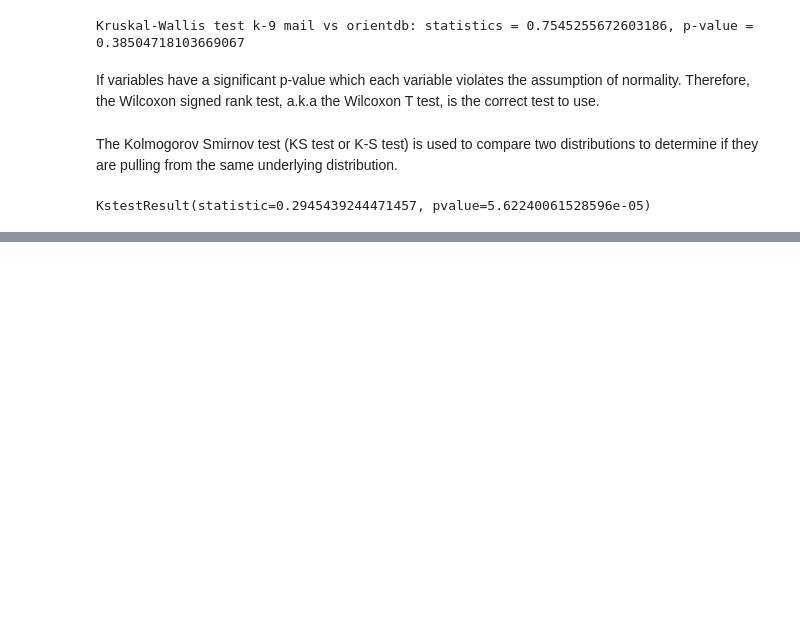
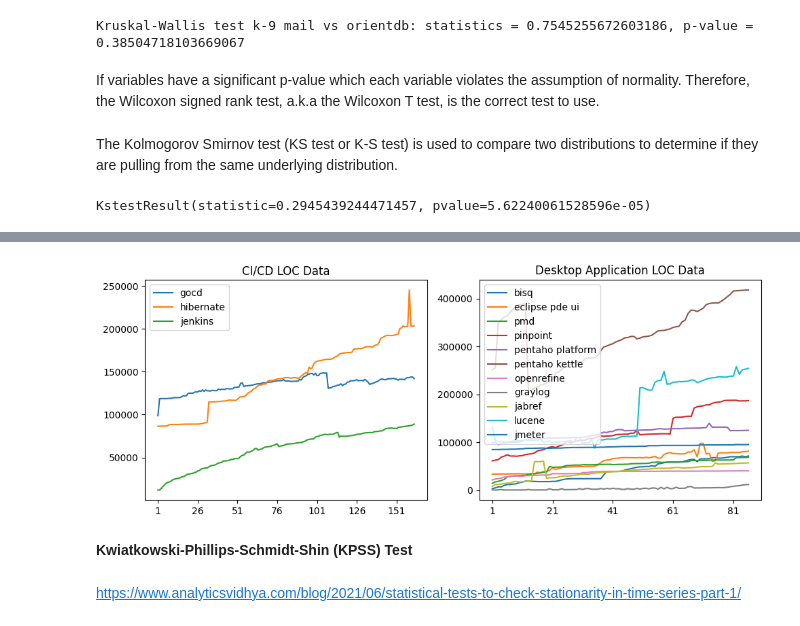
Before and after one commit to alenkaja00/time-series-study, a Jupyter notebook: rq2_analysis.ipynb, the cells around one changed output, grey strips where cells are left out. Saved outputs shown, nothing was run; the diff lists cells and outputs as text; code cells hidden in the pictures; blank space fills up the shorter version.

Commit message:
added stationary and trends tests

```diff
--- a/rq2_analysis.ipynb
+++ b/rq2_analysis.ipynb
@@ -251,0 +277,8 @@ KstestResult(statistic=0.2945439244471457, pvalue=5.62240061528596e-05)
+# %%
+draw_plot([cicd_loc_data, desk_loc_data],['CI/CD','Desktop Application'], 'LOC')
+# %% [output]
+[figure, added]
+# %% [markdown]
+**Kwiatkowski-Phillips-Schmidt-Shin (KPSS) Test**
+# %% [markdown]
+https://www.analyticsvidhya.com/blog/2021/06/statistical-tests-to-check-stationarity-in-time-series-part-1/
```
Also changed, not shown: parts of 17 cells of this notebook.
